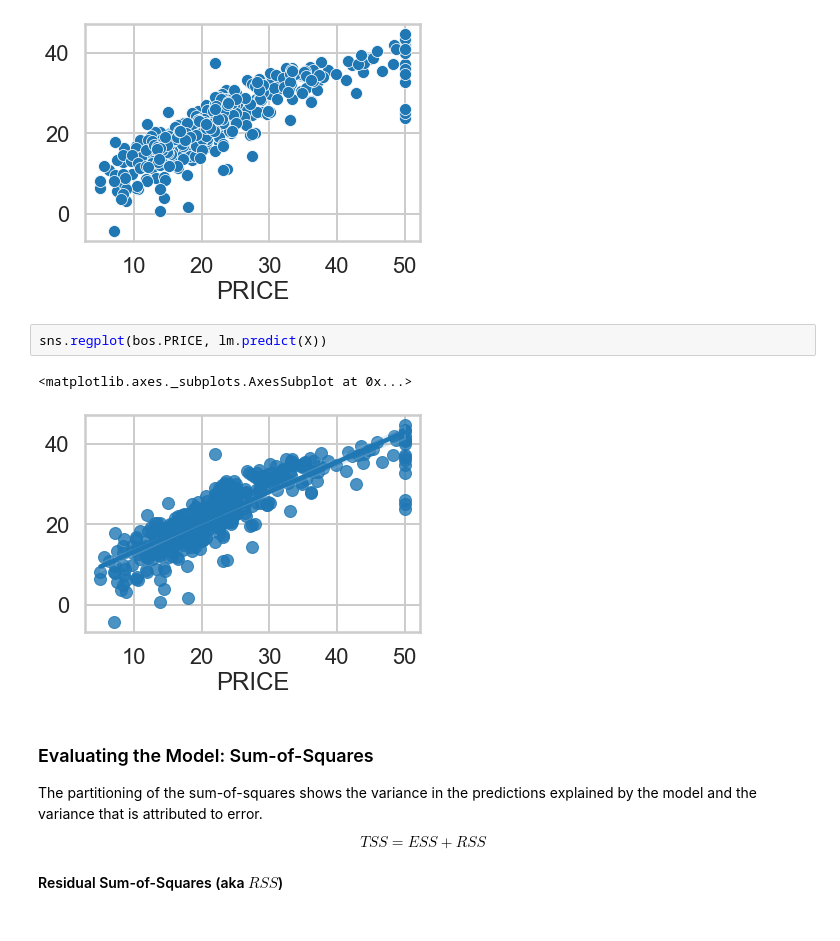
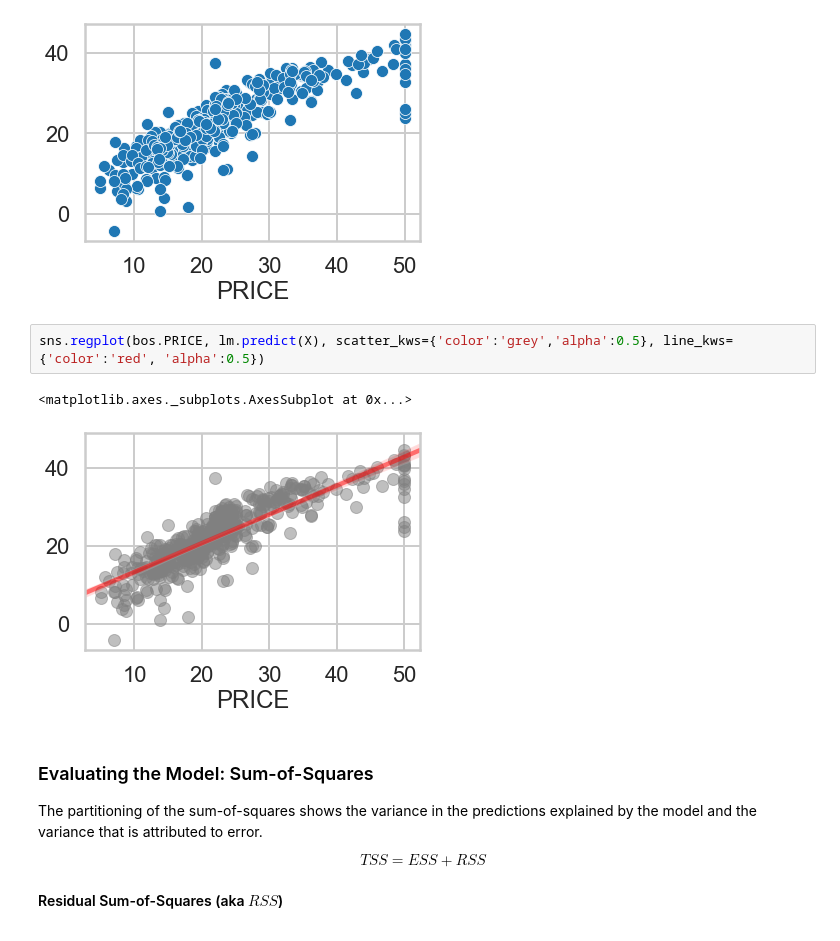
Before and after one commit to dudikbender/springboard, a Jupyter notebook: linear_regression/Mini_Project_Linear_Regression.ipynb, the cells around one changed output. Drawn from its saved outputs; the diff is of its cells as text.

```diff
--- a/linear_regression/Mini_Project_Linear_Regression.ipynb
+++ b/linear_regression/Mini_Project_Linear_Regression.ipynb
@@ -599,10 +606,10 @@ sns.scatterplot(bos.PRICE, lm.predict(X))
 <matplotlib.axes._subplots.AxesSubplot at 0x...>
 [figure]
 # %%
-sns.regplot(bos.PRICE, lm.predict(X))
+sns.regplot(bos.PRICE, lm.predict(X), scatter_kws={'color':'grey','alpha':0.5}, line_kws={'color':'red', 'alpha':0.5})
 # %% [output]
 <matplotlib.axes._subplots.AxesSubplot at 0x...>
-[figure, old version]
+[figure, new version]
 # %% [markdown]
 ### Evaluating the Model: Sum-of-Squares
 
```
Also changed, not shown: parts of 21 cells of this notebook.
